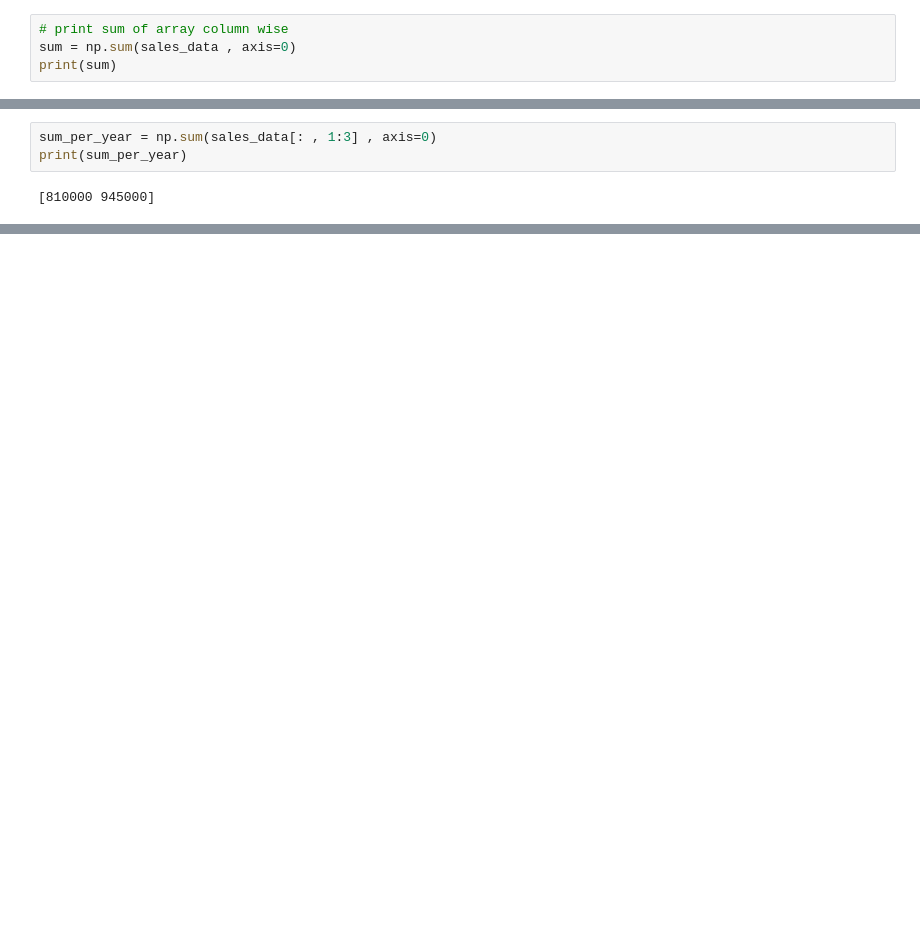
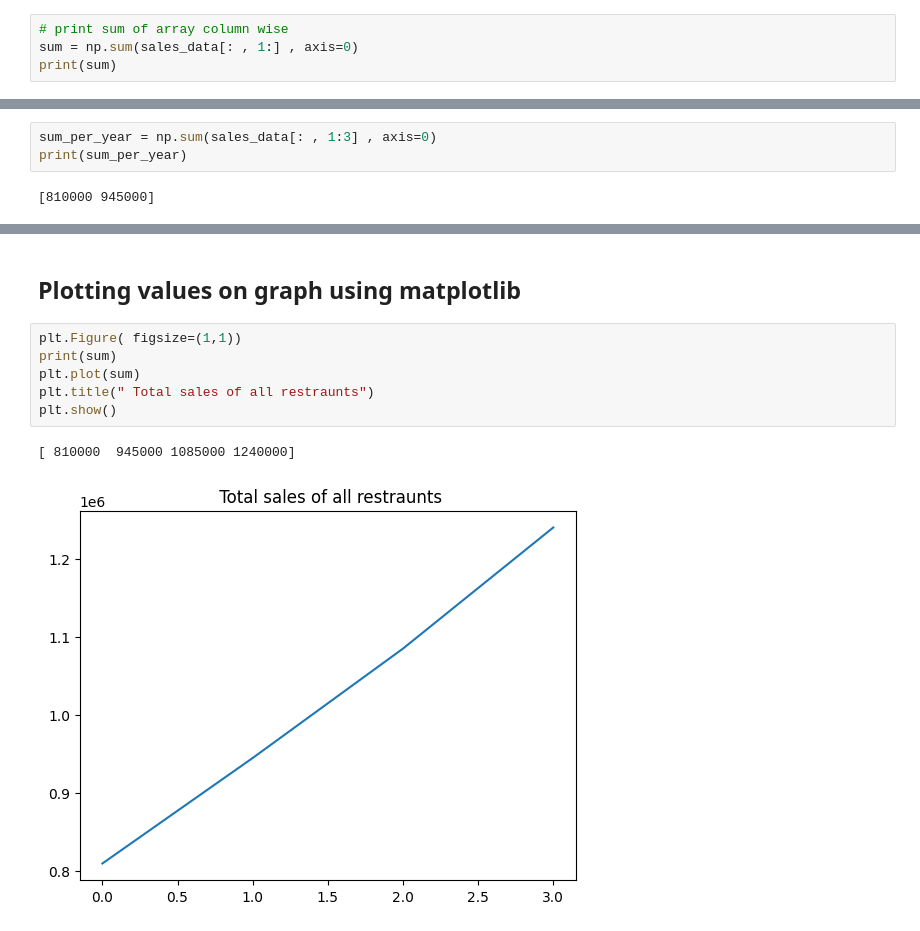
Before and after one commit to HarshNaagar77/AIML, a Jupyter notebook: NumPy/phase3.ipynb, the cells around one changed output, grey strips where cells are left out. Saved outputs shown, nothing was run; the diff lists cells and outputs as text; blank space fills up the shorter version.

```diff
--- a/NumPy/phase3.ipynb
+++ b/NumPy/phase3.ipynb
@@ -31,6 +31,6 @@ print(sales_data[:,1:])     # prints all rows and columns from index 1 onwards
  [160000 185000 205000 230000]]
 # %%
 # print sum of array column wise
-sum = np.sum(sales_data , axis=0)
+sum = np.sum(sales_data[: , 1:] , axis=0)
 print(sum)
 # %% [output]
@@ -42,0 +67,11 @@ print(sum_per_year)
+# %% [markdown]
+## Plotting values on graph using matplotlib
+# %%
+plt.Figure( figsize=(1,1))
+print(sum)
+plt.plot(sum)
+plt.title(" Total sales of all restraunts")
+plt.show()
+# %% [output]
+[ 810000  945000 1085000 1240000]
+[figure, added]
```
Also changed, not shown: parts of 14 cells of this notebook.
